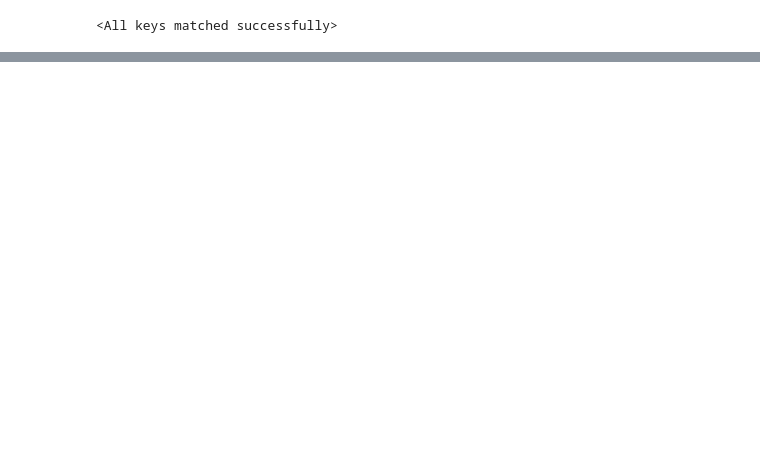
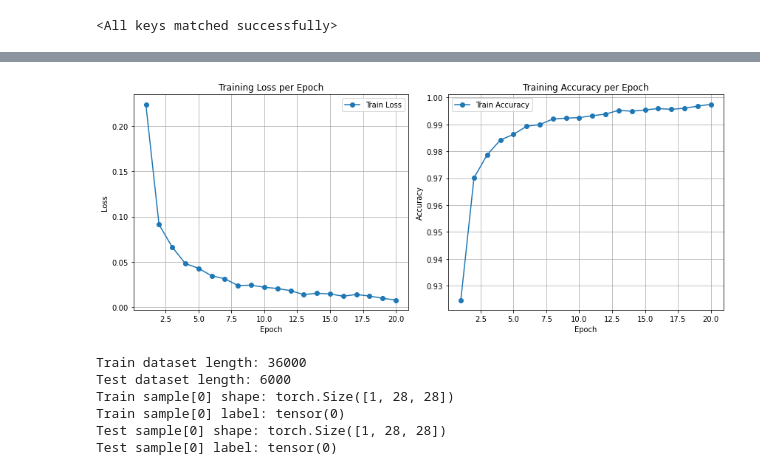
Before and after one commit to ZEYILU/ANN_WS24, a Jupyter notebook: annn.ipynb, the cells around one changed output, grey strips where cells are left out. Cells and saved outputs as stored; diff of their text form; code cells hidden in the pictures; blank space fills up the shorter version.

Commit message:
layout

```diff
--- a/annn.ipynb
+++ b/annn.ipynb
@@ -569,0 +631,4 @@ Final Test Loss: 240.5532, Test Acc: 0.4682
+# %%
+model = CNN2(num_classes=num_classes)
+criterion = nn.CrossEntropyLoss()  # 交叉熵损失，适用于多分类问题
+optimizer = optim.Adam(model.parameters(), lr=0.001)  # 使用 Adam 优化器
@@ -569,0 +680,14 @@ Final Test Loss: 240.5532, Test Acc: 0.4682
+# %%
+# -----------------------------
+# 模型训练
+# -----------------------------
+num_epochs = 20
+train_losses = []
+train_accs   = []
+
+for epoch in range(num_epochs):
+    train_loss, train_acc = train_one_epoch(model, train_loader, criterion, optimizer)
+    train_losses.append(train_loss)
+    train_accs.append(train_acc)
+    # 仅在训练过程中使用 TRAIN 数据，不使用 TEST 数据
+    print(f"Epoch {epoch+1}/{num_epochs} - Train Loss: {train_loss:.4f}, Train Acc: {train_acc:.4f}")
@@ -569,0 +714,50 @@ Final Test Loss: 240.5532, Test Acc: 0.4682
+# %%
+# -----------------------------
+# 绘制训练曲线：训练损失和训练准确率
+# -----------------------------
+epochs = list(range(1, num_epochs+1))
+plt.figure(figsize=(12, 5))
+# 绘制 Loss 曲线
+plt.subplot(1, 2, 1)
+plt.plot(epochs, train_losses, label='Train Loss', marker='o')
+plt.xlabel('Epoch')
+plt.ylabel('Loss')
+plt.title('Training Loss per Epoch')
+plt.legend()
+plt.grid(True)
+
+# 绘制 Accuracy 曲线
+plt.subplot(1, 2, 2)
+plt.plot(epochs, train_accs, label='Train Accuracy', marker='o')
+plt.xlabel('Epoch')
+plt.ylabel('Accuracy')
+plt.title('Training Accuracy per Epoch')
+plt.legend()
+plt.grid(True)
+
+plt.tight_layout()
+plt.show()
+# %% [output]
+[figure, added]
+# %%
+# 例如：train_dataset, test_dataset
+print("Train dataset length:", len(train_dataset))
+print("Test dataset length:", len(test_dataset))
+
+# 随机查看一个样本和它的标签
+sample_idx = 0
+sample_img, sample_label = train_dataset[sample_idx]
+print("Train sample[0] shape:", sample_img.shape)    # C x H x W
+print("Train sample[0] label:", sample_label)
+
+# 测试集同理
+test_sample_img, test_sample_label = test_dataset[sample_idx]
+print("Test sample[0] shape:", test_sample_img.shape)
+print("Test sample[0] label:", test_sample_label)
+# %% [output]
+Train dataset length: 36000
+Test dataset length: 6000
+Train sample[0] shape: torch.Size([1, 28, 28])
+Train sample[0] label: tensor(0)
+Test sample[0] shape: torch.Size([1, 28, 28])
+Test sample[0] label: tensor(0)
```
Also changed, not shown: parts of 21 cells of this notebook, 8 other files.
